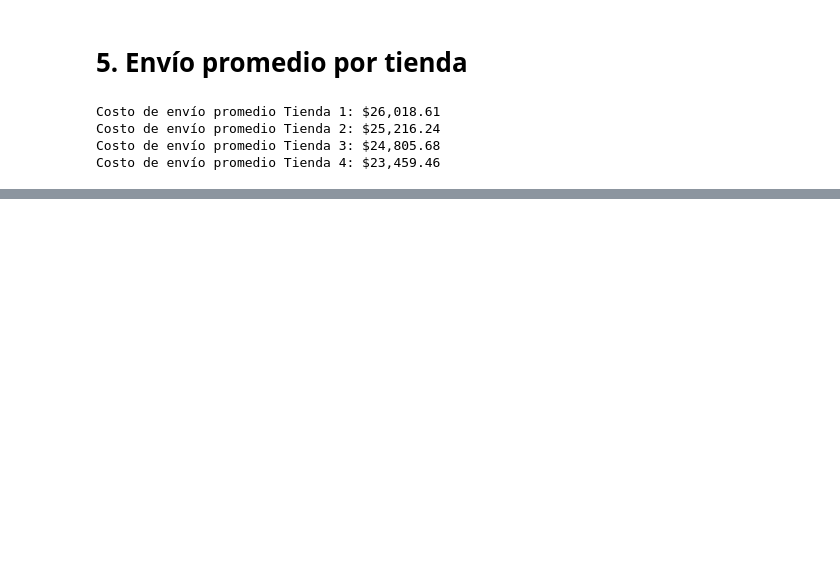
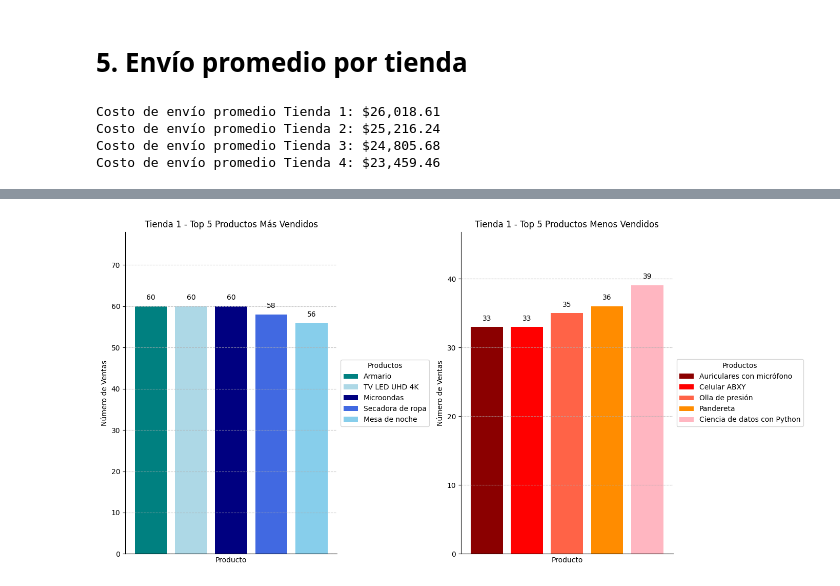
Before and after one commit to Fernando-Falla/Challenge_Alura-Store, a Jupyter notebook: AluraStoreLatam.ipynb, the cells around one changed output, grey strips where cells are left out. Saved outputs shown, nothing was run; the diff lists cells and outputs as text; code cells hidden in the pictures; blank space fills up the shorter version.

```diff
--- a/AluraStoreLatam.ipynb
+++ b/AluraStoreLatam.ipynb
@@ -270,0 +206,20 @@ Cuerda para saltar   $652,800.00
+# %%
+# Diccionarios para almacenar los resultados por tienda
+ingresos_prod_por_tienda = {}
+ingresos_top5_por_tienda = {}
+ingresos_bottom5_por_tienda = {}
+
+for tienda_df, tienda_nombre in tiendas:
+  ingresos_prod = tienda_df.groupby('Producto')['Precio'].sum().reset_index(name='Ingresos')
+  ingresos_top5 = ingresos_prod.sort_values('Ingresos', ascending=False).head(5)
+  ingresos_bottom5 = ingresos_prod.sort_values('Ingresos', ascending=True).head(5)
+
+ # Almacenar los resultados en los diccionarios
+  ingresos_prod_por_tienda[tienda_nombre] = ingresos_prod
+  ingresos_top5_por_tienda[tienda_nombre] = ingresos_top5
+  ingresos_bottom5_por_tienda[tienda_nombre] = ingresos_bottom5
+
+  print(f"\n{tienda_nombre} - Ingresos 5 productos más vendidos:")
+  print(ingresos_top5.to_string(index=False, formatters={'Ingresos': '${:,.2f}'.format}))
+  print(f"\n{tienda_nombre} - Ingresos 5 productos menos vendidos:")
+  print(ingresos_bottom5.to_string(index=False, formatters={'Ingresos': '${:,.2f}'.format}))
@@ -289,0 +283,67 @@ Costo de envío promedio Tienda 4: $23,459.46
+# %%
+import matplotlib.pyplot as plt
+import matplotlib.ticker as ticker
+
+# Función para calcular y visualizar ventas por producto en cada tienda
+def plot_ventas_producto(top5_data, bottom5_data, tienda_name):
+
+  # Crear gráficos
+    fig, (ax1, ax2) = plt.subplots(1, 2, figsize=(14, 7))
+
+    # Colores en escala de azul
+    blues = ['#008080', '#ADD8E6', '#000080', '#4169E1', '#87CEEB']
+
+     # Colores en escala de rojo
+    reds = ['#8B0000', '#FF0000', '#FF6347', '#FF8C00', '#FFB6C1']
+
+    # Gráfico para top 5 productos
+    bars1 = ax1.bar(top5_data['Producto'], top5_data['Ventas'], color= blues[:len(top5_data)])
+    ax1.set_title(f'{tienda_name} - Top 5 Productos Más Vendidos')
+    ax1.set_xlabel('Producto')
+    ax1.set_ylabel('Número de Ventas')
+    ax1.set_xticks([])
+    ax1.spines['top'].set_visible(False)
+    ax1.spines['right'].set_visible(False)
+    ax1.grid(axis='y', linestyle='--', alpha=0.7)
+
+    # Ajustar escala del eje Y para top 5 (máximo + 10% de buffer)
+    max_ventas_top5 = top5_data['Ventas'].max()
+    ax1.set_ylim(0, max_ventas_top5 * 1.3)  # Buffer del 10%
+
+    # Mostrar valores encima de las barras
+    for i, ventas in enumerate(top5_data['Ventas']):
+        ax1.text(i, ventas + 0.02 * ventas, f'{ventas}', ha='center', va='bottom')
+
+    # Agregar leyenda para top 5
+    ax1.legend(bars1, top5_data['Producto'], title='Productos', loc='center left', bbox_to_anchor=(1, 0.5))
+
+    # Gráfico para bottom 5 productos
+    bars2 = ax2.bar(bottom5_data['Producto'], bottom5_data['Ventas'], color=reds[:len(bottom5_data)])
+    ax2.set_title(f'{tienda_name} - Top 5 Productos Menos Vendidos')
+    ax2.set_xlabel('Producto')
+    ax2.set_ylabel('Número de Ventas')
+    ax2.set_xticks([])  # Quitar nombres del eje X
+    ax2.spines['top'].set_visible(False)
+    ax2.spines['right'].set_visible(False)
+    ax2.grid(axis='y', linestyle='--', alpha=0.7)
+
+     # Ajustar escala del eje Y para top 5 (máximo + 10% de buffer)
+    max_ventas_bottom5 = bottom5_data['Ventas'].max()
+    ax2.set_ylim(0, max_ventas_bottom5 * 1.2)  # Buffer del 10%
+
+    # Mostrar valores encima de las barras
+    for i, ventas in enumerate(bottom5_data['Ventas']):
+        ax2.text(i, ventas + 0.02 * ventas, f'{ventas}', ha='center', va='bottom')
+
+     # Agregar leyenda para bottom 5
+    ax2.legend(bars2, bottom5_data['Producto'], title='Productos', loc='center left', bbox_to_anchor=(1, 0.5))
+
+    plt.tight_layout()
+    plt.show()
+
+# Visualizar ventas para cada tienda
+for tienda_nombre, top5_data in top5_por_tienda.items():
+    bottom5_data = bottom5_por_tienda[tienda_nombre]
+    plot_ventas_producto(top5_data, bottom5_data, tienda_nombre)
+# %% [output]
+[figure, added]
```
Also changed, not shown: parts of 20 cells of this notebook.
